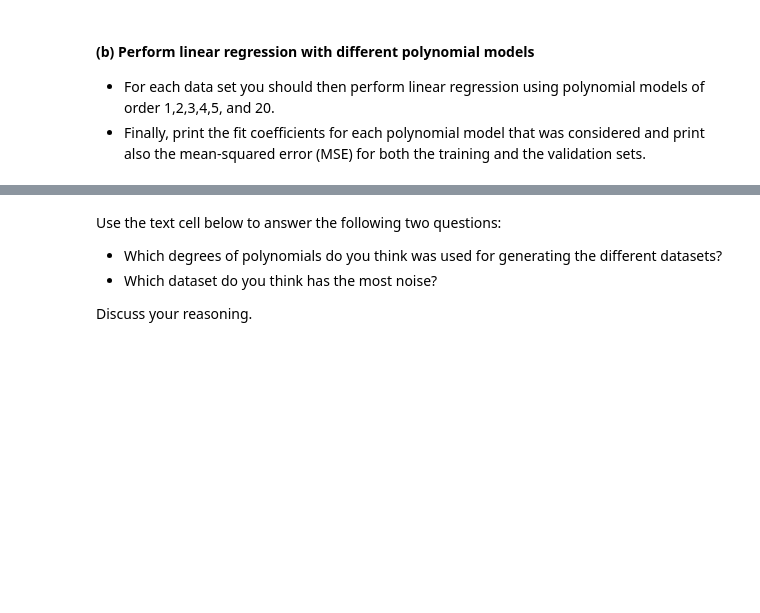
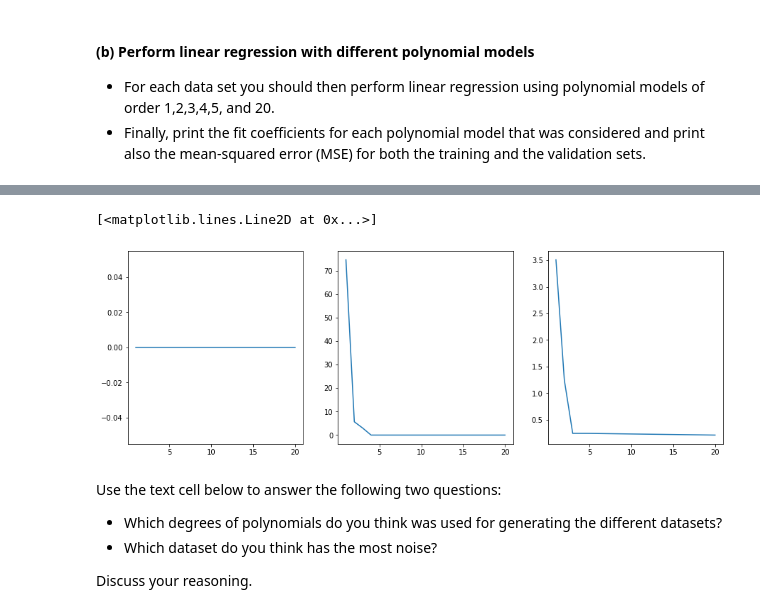
Before and after one commit to pwd-alejandro/learningFromData, a Jupyter notebook: doc/pub/ProblemSets/Set1/TIF285_ProblemSet1/TIF285_ProblemSet1/TIF285_ps1_basic_problems.ipynb, the cells around one changed output, grey strips where cells are left out. Drawn from its saved outputs; the diff is of its cells as text; code cells hidden in the pictures; blank space fills up the shorter version.

```diff
--- a/doc/pub/ProblemSets/Set1/TIF285_ProblemSet1/TIF285_ProblemSet1/TIF285_ps1_basic_problems.ipynb
+++ b/doc/pub/ProblemSets/Set1/TIF285_ProblemSet1/TIF285_ProblemSet1/TIF285_ps1_basic_problems.ipynb
@@ -158,7 +158,7 @@ def design_matrix(X, degree=2):
         X_d: Design matrix of shape (m, order+1).
     """
 
-    X_d = np.zeros((100,3))
+    X_d = np.zeros((X.shape[0],degree+1))
     for i in range(0,degree+1):
         X_d[:,i] = X[:,0]**i
     return X_d
@@ -349,9 +353,10 @@ def mean_squared_error(X, y, theta):
             MSE = (1/m) * sum_i (y[i] - y_model[i])**2,
             where y_model[i] = \sum_m theta[m]*X[i]**m
     """
-    #
-    # YOUR CODE HERE
-    #
+    y_hat = np.matmul(design_matrix(X, degree=len(theta)-1),theta)
+    delta_y = y[:,0]-y_hat
+    mse = sum(delta_y**2)/X.shape[0]
+    return mse
 # %%
 # Implement a function that takes data and polynomial model degree
 # and returns the mean-squared error for both training and validation data
@@ -371,9 +376,12 @@ def polynomial_regression( data, degree):
         MSE_val: Mean-squared error of validation data
         theta_fit: Best fit parameters [array of shape (degree+1,)]
     """
-    #
-    # YOUR CODE HERE
-    #
+    train_fit = linear_regression(data[0], data[2], degree=degree)
+
+    MSE_train = mean_squared_error(data[0], data[2], train_fit)
+    MSE_val = mean_squared_error(data[1], data[3], train_fit)
+
+    return MSE_train, MSE_val, train_fit
 # %%
 X_train=np.array([[1],[2],[3]])
 y_train=np.array([[2],[5],[10]])
@@ -395,0 +400,17 @@ assert MSE_val-0.5 < 1e-5
+# %%
+order = [1,2,3,4,5,20]
+response_mse_train = np.zeros((3,6))
+response_mse_val = np.zeros((3,6))
+for i in [1,2,3]:
+    datafile = f'DataFiles/dataset{str(i)}.dat'
+    (X_train, X_val, y_train, y_val) = load_data(datafile)
+    for j in range(len(order)):
+        MSE_train, MSE_val, theta_fit = polynomial_regression((X_train, X_val, y_train, y_val), degree=order[j])
+        response_mse_train[i,j] = MSE_train
+        response_mse_val[i,j] = MSE_val
+        print('Degree',order[j],"\n")
+        print('Fit coef',theta_fit,'\n')
+        print('Fit MSE_train',MSE_train,'\n')
+        print('Fit MSE_val',MSE_val,'\n')
+        print("\n")
+    response[str(i)] = dataset
@@ -396,3 +436,14 @@ assert MSE_val-0.5 < 1e-5
+# %%
+plt.figure(figsize=(15,5))
+ax = plt.subplot(1,3,1)
+ax1 = plt.subplot(1,3,2)
+ax2 = plt.subplot(1,3,3)
+ax.plot(order,response_mse_train[0,:])
+ax1.plot(order,response_mse_train[1,:])
+ax2.plot(order,response_mse_train[2,:])
+# %% [output]
+[<matplotlib.lines.Line2D at 0x...>]
+[figure, added]
 # %% [markdown]
 Use the text cell below to answer the following two questions:
 - Which degrees of polynomials do you think was used for generating the different datasets?
```
Also changed, not shown: parts of 4 cells of this notebook.
